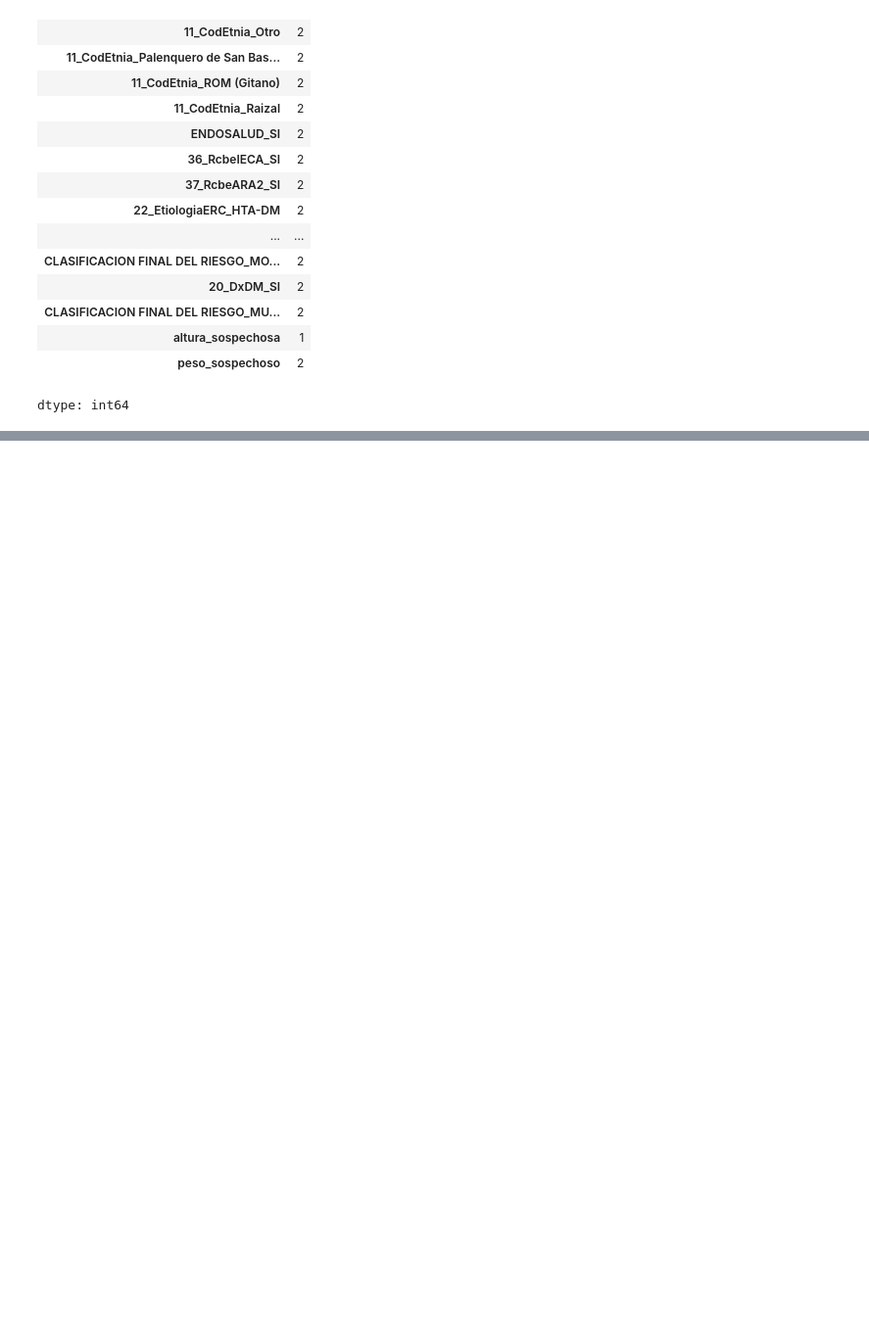
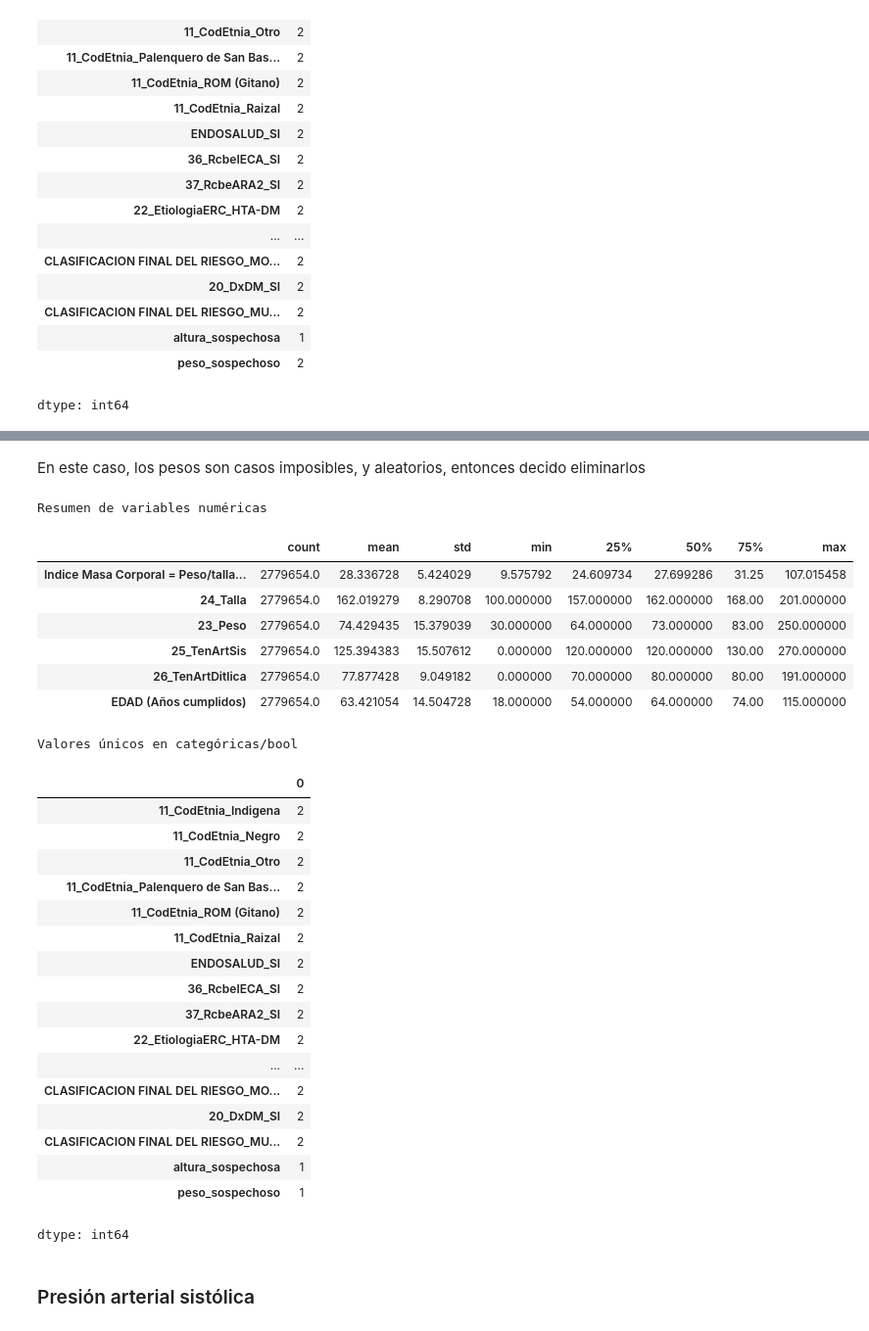
Before and after one commit to elkofix/cardiac-risk-db, a Jupyter notebook: explorative_data_analysis.ipynb, the cells around one changed output, grey strips where cells are left out. Shown at 98% size. Drawn from its saved outputs; the diff is of its cells as text; code cells hidden in the pictures; blank space fills up the shorter version.

```diff
--- a/explorative_data_analysis.ipynb
+++ b/explorative_data_analysis.ipynb
@@ -344,0 +351,9 @@ dtype: int64
+# %%
+def filtrar_pesos_sospechosos(df, columna_peso='23_Peso', columna_talla='24_Talla', min_peso=30, max_peso=250):
+    sospechosos = df[(df[columna_peso] < min_peso) | (df[columna_peso] > max_peso)]
+    print(sospechosos[[columna_talla, columna_peso]])
+    print(sospechosos[[columna_talla, columna_peso]].size)
+    return sospechosos, sospechosos[[columna_talla, columna_peso]].size
+
+# Uso:
+pesos_sospechosos_df, tamaño_peso = filtrar_pesos_sospechosos(df)
@@ -344,0 +378,36 @@ dtype: int64
+# %%
+df = df.drop(pesos_sospechosos_df.index)
+# %% [markdown]
+En este caso, los pesos son casos imposibles, y aleatorios, entonces decido eliminarlos
+# %%
+resumen = resumen_dataframe(df)
+# %% [output]
+Resumen de variables numéricas
+|  | count | mean | std | min | 25% | 50% | 75% | max |
+| Indice Masa Corporal = Peso/talla... | 2779654.0 | 28.336728 | 5.424029 | 9.575792 | 24.609734 | 27.699286 | 31.25 | 107.015458 |
+| 24_Talla | 2779654.0 | 162.019279 | 8.290708 | 100.000000 | 157.000000 | 162.000000 | 168.00 | 201.000000 |
+| 23_Peso | 2779654.0 | 74.429435 | 15.379039 | 30.000000 | 64.000000 | 73.000000 | 83.00 | 250.000000 |
+| 25_TenArtSis | 2779654.0 | 125.394383 | 15.507612 | 0.000000 | 120.000000 | 120.000000 | 130.00 | 270.000000 |
+| 26_TenArtDitlica | 2779654.0 | 77.877428 | 9.049182 | 0.000000 | 70.000000 | 80.000000 | 80.00 | 191.000000 |
+| EDAD (Años cumplidos) | 2779654.0 | 63.421054 | 14.504728 | 18.000000 | 54.000000 | 64.000000 | 74.00 | 115.000000 |
+Valores únicos en categóricas/bool
+|  | 0 |
+| 11_CodEtnia_Indigena | 2 |
+| 11_CodEtnia_Negro | 2 |
+| 11_CodEtnia_Otro | 2 |
+| 11_CodEtnia_Palenquero de San Bas... | 2 |
+| 11_CodEtnia_ROM (Gitano) | 2 |
+| 11_CodEtnia_Raizal | 2 |
+| ENDOSALUD_SI | 2 |
+| 36_RcbeIECA_SI | 2 |
+| 37_RcbeARA2_SI | 2 |
+| 22_EtiologiaERC_HTA-DM | 2 |
+| ... | ... |
+| CLASIFICACION FINAL DEL RIESGO_MO... | 2 |
+| 20_DxDM_SI | 2 |
+| CLASIFICACION FINAL DEL RIESGO_MU... | 2 |
+| altura_sospechosa | 1 |
+| peso_sospechoso | 1 |
+dtype: int64
+# %% [markdown]
+### Presión arterial sistólica
```
Also changed, not shown: parts of 4 cells of this notebook.
